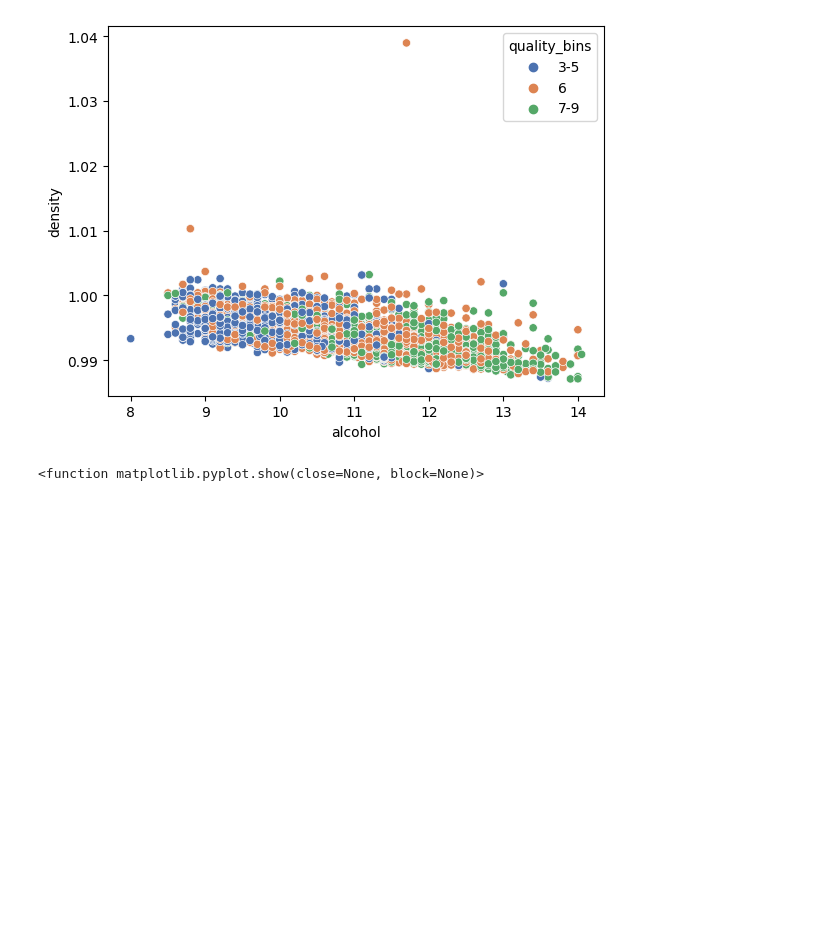
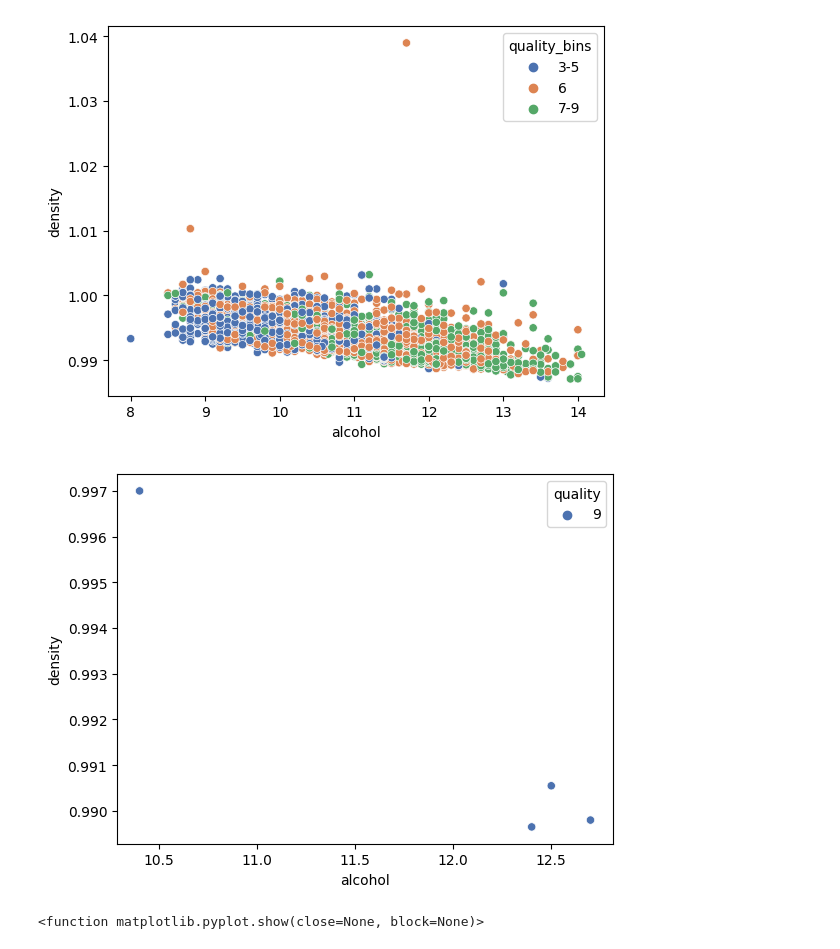
Before and after one commit to Clustering-Project/wine_quality_project, a Jupyter notebook: John/explore.ipynb, the cells around one changed output. Cells and saved outputs as stored; diff of their text form; code cells hidden in the pictures; blank space fills up the shorter version.

```diff
--- a/John/explore.ipynb
+++ b/John/explore.ipynb
@@ -1085,3 +1085,7 @@ ____
 #### Cluster Featrue (alcohol & desity)
 ____
 ____
+# %%
+df = acquire_wine()
+# %%
+df = df[df.density <= 1.01]
@@ -1087,0 +1096,2 @@ ____
+# %%
+df = df[df.alcohol <= 14.04]
@@ -1221,6 +1328,21 @@ plt.show
 # %% [output]
 <function matplotlib.pyplot.show(close=None, block=None)>
 [figure]
+# %%
+
+# Filter the train dataset to include only rows where 'quality' is 9
+filtered_train = train[train['quality'] == 9]
+
+# Create the scatterplot
+sns.scatterplot(data=filtered_train, x='alcohol', y='density', hue='quality', palette='deep')
+
+# You can set limits for the y-axis if needed
+# plt.ylim(min(filtered_train['density']), 1.005)
+
+# Show the plot
+plt.show()
+# %% [output]
+[figure, added]
 # %%
 sns.scatterplot(data=train, x='alcohol', y='density', hue='sk_clusters', palette='deep')
 plt.ylim(min(train.density), 1.005)
```
Also changed, not shown: parts of 21 cells of this notebook.
